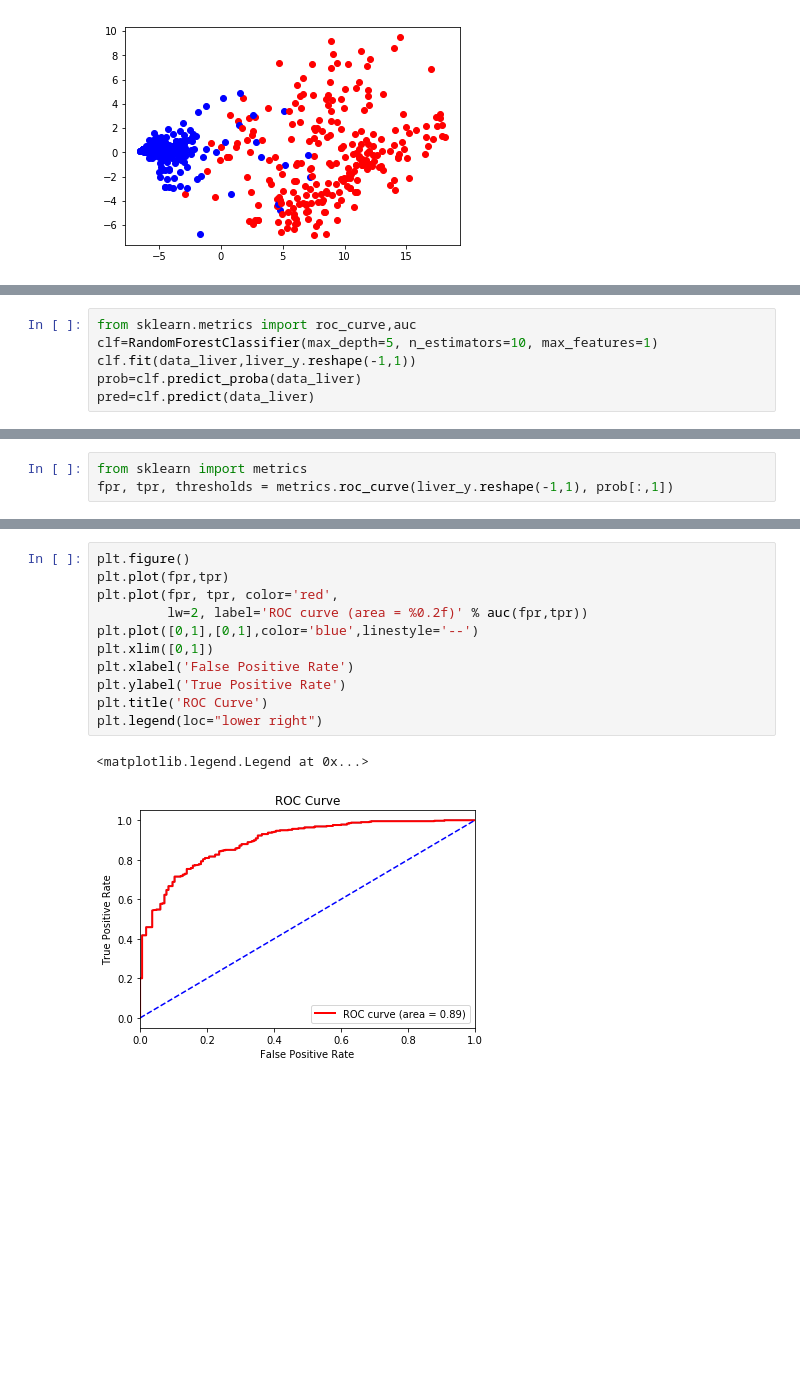
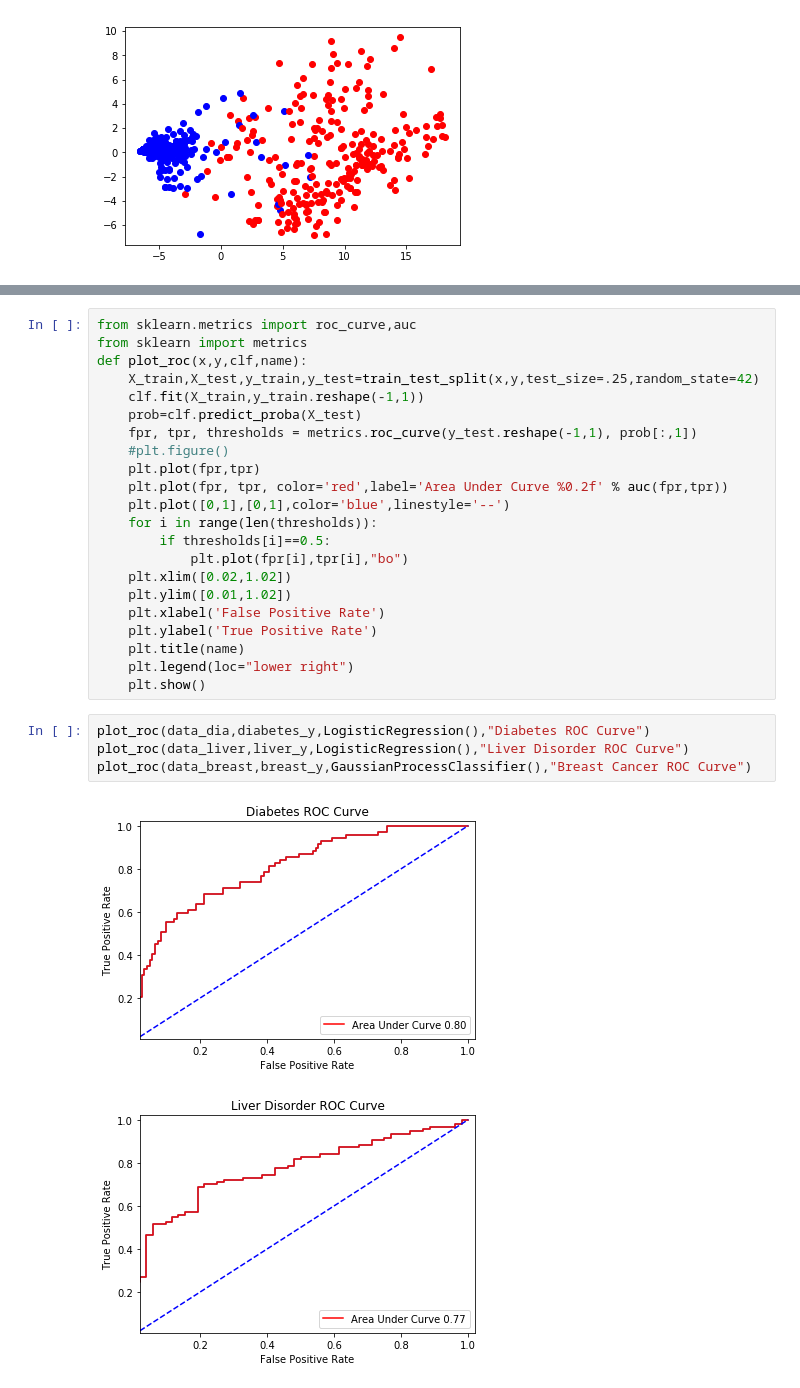
Before and after one commit to rollaball/Diabetes-Prediction, a Jupyter notebook: Disease-Prediction.ipynb, the cells around one changed output, grey strips where cells are left out. Cells and saved outputs as stored; diff of their text form; blank space fills up the shorter version.

```diff
--- a/Disease-Prediction.ipynb
+++ b/Disease-Prediction.ipynb
@@ -250,6 +203,0 @@ IndentationError: unexpected indent (<ipython-input-19-729a04cfabff>, line 2)
-# %%
-from sklearn.metrics import roc_curve,auc
-clf=RandomForestClassifier(max_depth=5, n_estimators=10, max_features=1)
-clf.fit(data_liver,liver_y.reshape(-1,1))
-prob=clf.predict_proba(data_liver)
-pred=clf.predict(data_liver)
@@ -266,3 +203,0 @@ array([[0.41740688, 0.58259312],
-# %%
-from sklearn import metrics
-fpr, tpr, thresholds = metrics.roc_curve(liver_y.reshape(-1,1), prob[:,1])
@@ -269,14 +211,29 @@ fpr, tpr, thresholds = metrics.roc_curve(liver_y.reshape(-1,1), prob[:,1])
 # %%
-plt.figure()
-plt.plot(fpr,tpr)
-plt.plot(fpr, tpr, color='red',
-         lw=2, label='ROC curve (area = %0.2f)' % auc(fpr,tpr))
-plt.plot([0,1],[0,1],color='blue',linestyle='--')
-plt.xlim([0,1])
-plt.xlabel('False Positive Rate')
-plt.ylabel('True Positive Rate')
-plt.title('ROC Curve')
-plt.legend(loc="lower right")
+from sklearn.metrics import roc_curve,auc
+from sklearn import metrics
+def plot_roc(x,y,clf,name):
+    X_train,X_test,y_train,y_test=train_test_split(x,y,test_size=.25,random_state=42)
+    clf.fit(X_train,y_train.reshape(-1,1))
+    prob=clf.predict_proba(X_test)
+    fpr, tpr, thresholds = metrics.roc_curve(y_test.reshape(-1,1), prob[:,1])
+    #plt.figure()
+    plt.plot(fpr,tpr)
+    plt.plot(fpr, tpr, color='red',label='Area Under Curve %0.2f' % auc(fpr,tpr))
+    plt.plot([0,1],[0,1],color='blue',linestyle='--')
+    for i in range(len(thresholds)):
+        if thresholds[i]==0.5:
+            plt.plot(fpr[i],tpr[i],"bo")
+    plt.xlim([0.02,1.02])
+    plt.ylim([0.01,1.02])
+    plt.xlabel('False Positive Rate')
+    plt.ylabel('True Positive Rate')
+    plt.title(name)
+    plt.legend(loc="lower right")
+    plt.show()
-# %% [output]
-<matplotlib.legend.Legend at 0x...>
-[figure, removed]
+# %%
+plot_roc(data_dia,diabetes_y,LogisticRegression(),"Diabetes ROC Curve")
+plot_roc(data_liver,liver_y,LogisticRegression(),"Liver Disorder ROC Curve")
+plot_roc(data_breast,breast_y,GaussianProcessClassifier(),"Breast Cancer ROC Curve")
+# %% [output]
+[figure, added]
+[figure, added]
```
Also changed, not shown: parts of 35 cells of this notebook.
